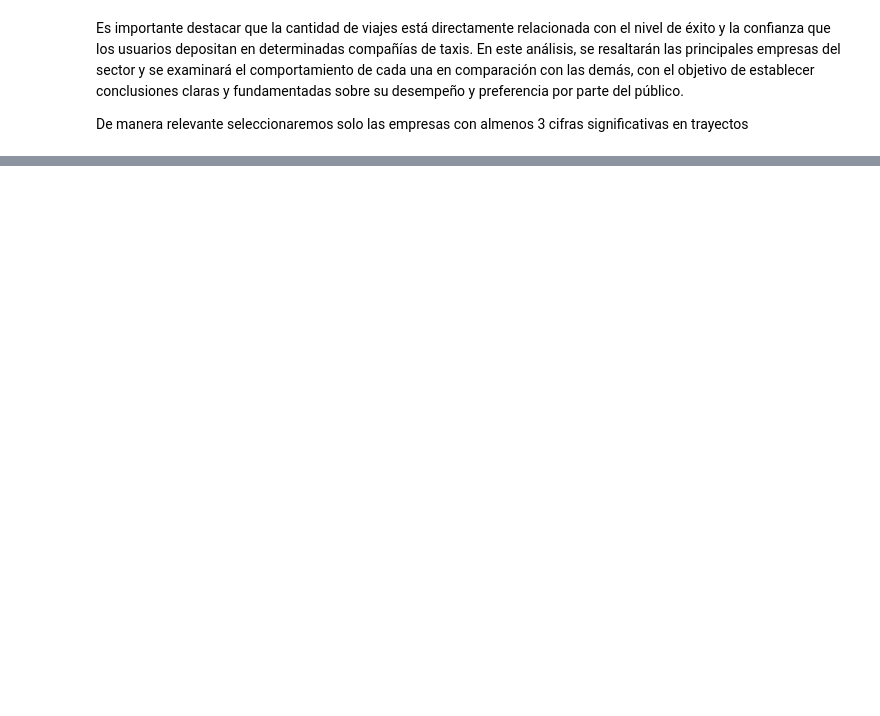
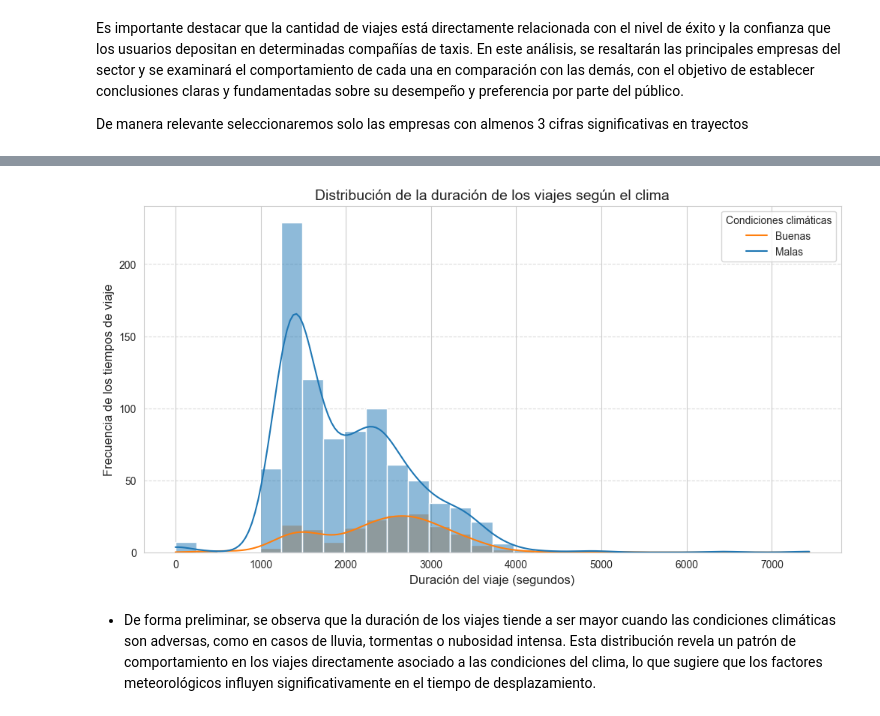
Before and after one commit to DavidRC-Ing/Project_Zuber, a Jupyter notebook: Proyect_Taxis_transport.ipynb, the cells around one changed output, grey strips where cells are left out. Cells and saved outputs as stored; diff of their text form; code cells hidden in the pictures; blank space fills up the shorter version.

```diff
--- a/Proyect_Taxis_transport.ipynb
+++ b/Proyect_Taxis_transport.ipynb
@@ -262,0 +294,20 @@ plt.show()
+# %%
+# Distribución del comportamiento de la duración de los viajes según las condiciones climáticas
+
+colores = {"good": "#1f77b4", "bad": "#ff7f0e"}
+
+# Crear la figura
+plt.figure(figsize=(12, 6))
+sns.histplot(data=start_weather, x='duration_seconds', hue='weather_conditions',bins=30,kde=True,alpha=0.5,palette=colores)
+
+
+plt.xlabel('Duración del viaje (segundos)', fontsize=12)
+plt.ylabel('Frecuencia de los tiempos de viaje', fontsize=12)
+plt.title('Distribución de la duración de los viajes según el clima', fontsize=14)
+plt.legend(title='Condiciones climáticas', labels=['Buenas', 'Malas'])
+plt.grid(axis='y', linestyle='--', alpha=0.7)
+plt.show()
+# %% [output]
+[figure, added]
+# %% [markdown]
+- De forma preliminar, se observa que la duración de los viajes tiende a ser mayor cuando las condiciones climáticas son adversas, como en casos de lluvia, tormentas o nubosidad intensa. Esta distribución revela un patrón de comportamiento en los viajes directamente asociado a las condiciones del clima, lo que sugiere que los factores meteorológicos influyen significativamente en el tiempo de desplazamiento.
```
Also changed, not shown: parts of 22 cells of this notebook.
